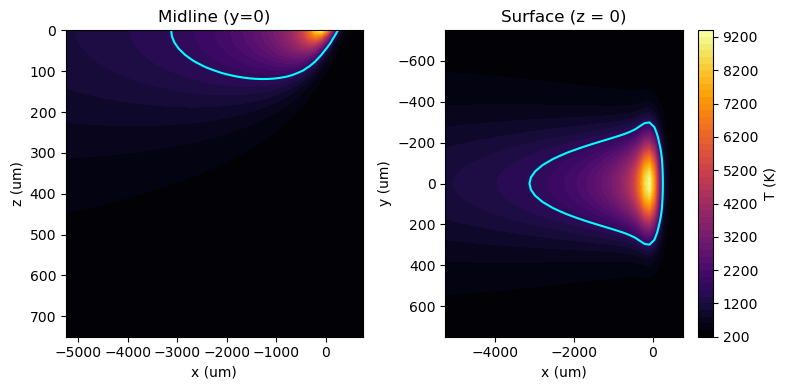
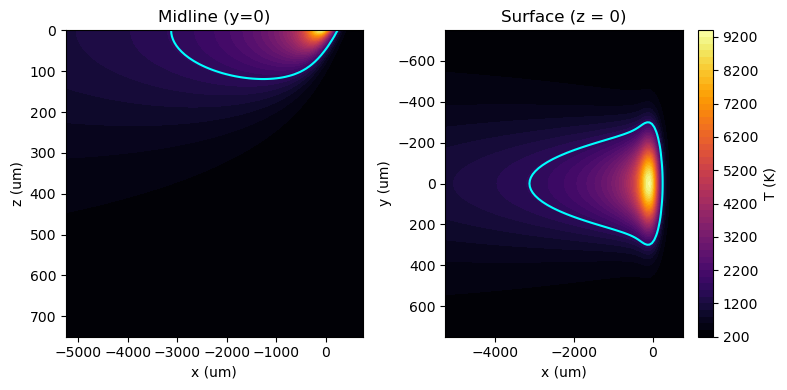
The change to this notebook cell's code, shown as a diff; its figure went from the first image to the second:
--- before
+++ after
@@ -1,5 +1,7 @@
+# Plotting
+
+# Getting the XZ and XY sections
 iz0 = 0
-iy0 = Ny//2
-
+iy0 = N//2
 T_xz = Temp[:, iy0, :]
 T_xy = Temp[:, :, iz0]
@@ -9,9 +11,9 @@
 levels = 50
 
+# Plot XZ section
 ax = axes[0]
 cf = ax.contourf(X[:, iy0, :] * 1e6, Z[:, iy0, :] * 1e6, T_xz, levels=levels, cmap='inferno')
 ax.contour(X[:, iy0, :] * 1e6, Z[:, iy0, :] * 1e6, T_xz, levels=[T_c], colors='cyan')
 #fig.colorbar(cf, ax=ax, label='T (K)')
-ax.set_ylim(None, None)
 ax.invert_yaxis()
 ax.set_xlabel('x (um)')
@@ -19,4 +21,5 @@
 ax.set_title('Midline (y=0)')
 
+# Plot XY section
 ax = axes[1]
 cf = ax.contourf(X[:, :, iz0] * 1e6, Y[:, :, iz0] * 1e6, T_xy, levels=levels, cmap='inferno')

Commit: Added comments to Eagar-Tsai sectoin